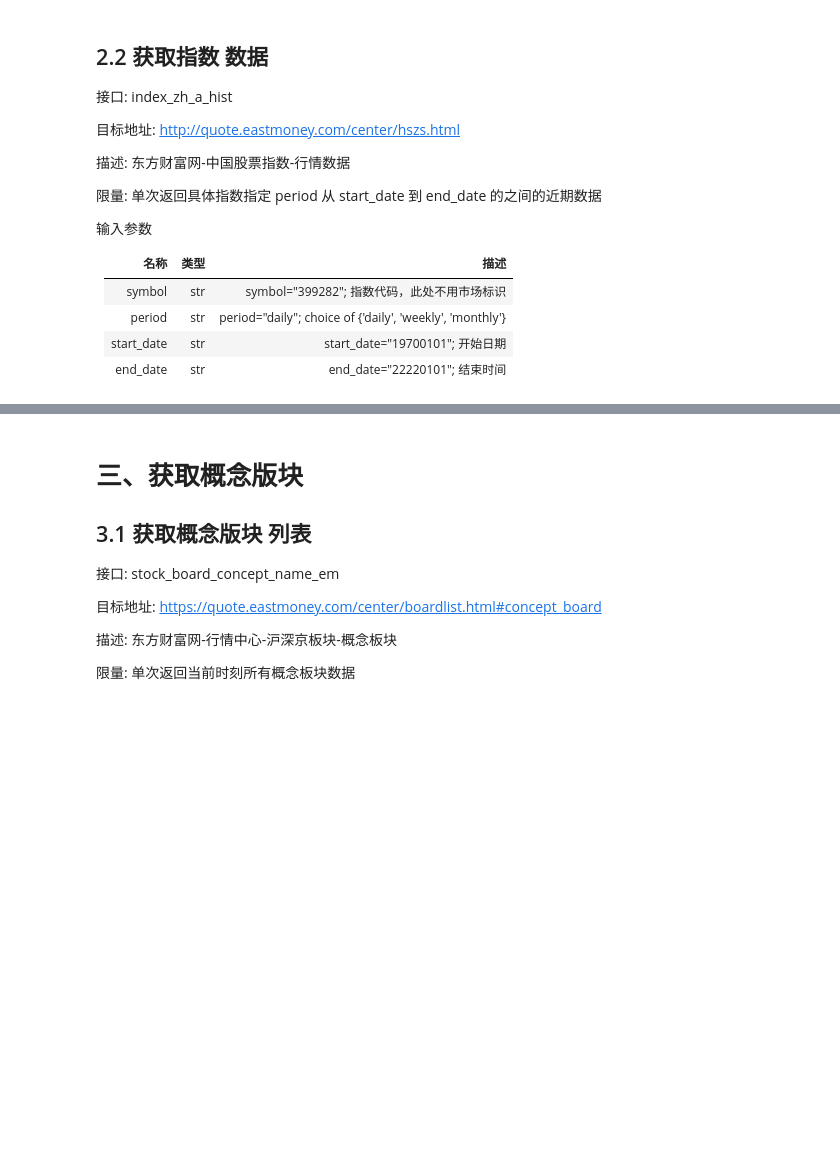
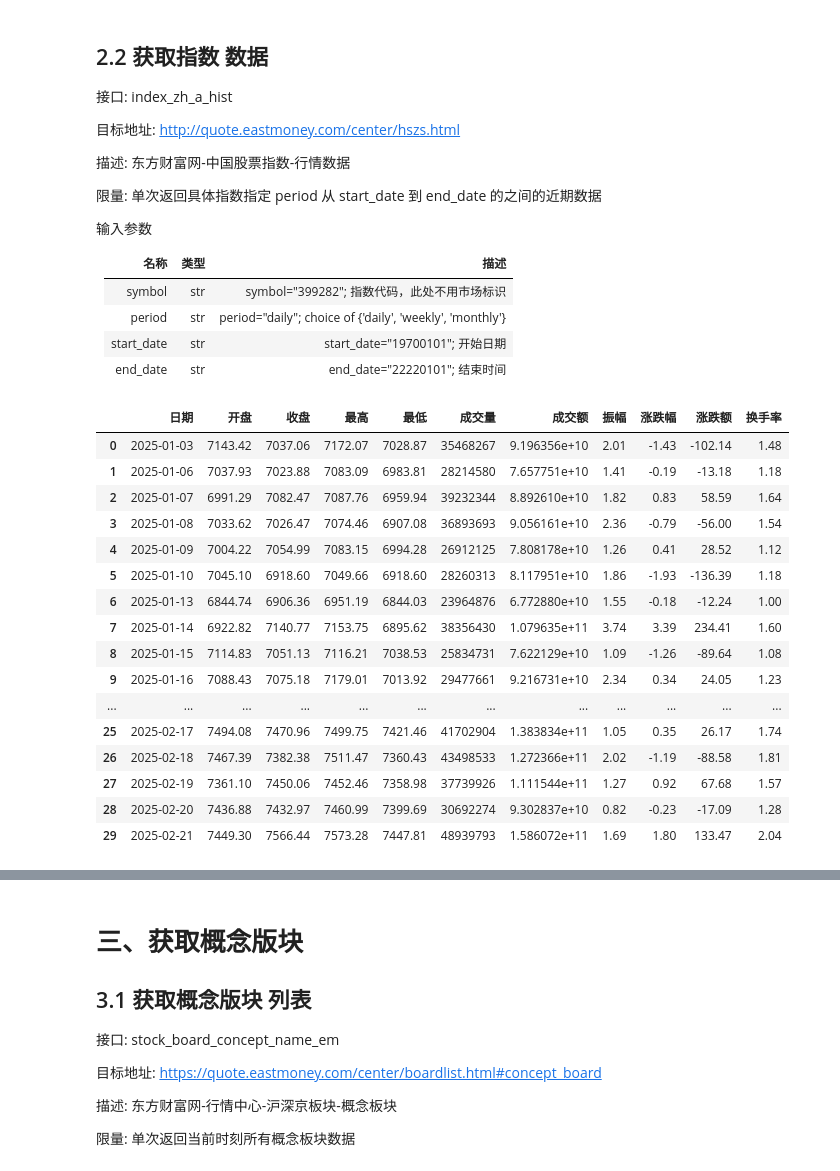
Before and after one commit to hovi-hyw/stock-downloader, a Jupyter notebook: display.ipynb, the cells around one changed output, grey strips where cells are left out. Cells and saved outputs as stored; diff of their text form; code cells hidden in the pictures; blank space fills up the shorter version.

```diff
--- a/display.ipynb
+++ b/display.ipynb
@@ -94,7 +110,25 @@ print(df.dtypes)
 # %%
 import akshare as ak
 from django.contrib.admin import display
-index_zh_a_hist_df = ak.index_zh_a_hist(symbol="899050", period="daily", start_date="20250103", end_date="20900101")
+index_zh_a_hist_df = ak.index_zh_a_hist(symbol="399850", period="daily", start_date="20250103", end_date="20900101")
 display(index_zh_a_hist_df)
+# %% [output]
+|  | 日期 | 开盘 | 收盘 | 最高 | 最低 | 成交量 | 成交额 | 振幅 | 涨跌幅 | 涨跌额 | 换手率 |
+| 0 | 2025-01-03 | 7143.42 | 7037.06 | 7172.07 | 7028.87 | 35468267 | 9.196356e+10 | 2.01 | -1.43 | -102.14 | 1.48 |
+| 1 | 2025-01-06 | 7037.93 | 7023.88 | 7083.09 | 6983.81 | 28214580 | 7.657751e+10 | 1.41 | -0.19 | -13.18 | 1.18 |
+| 2 | 2025-01-07 | 6991.29 | 7082.47 | 7087.76 | 6959.94 | 39232344 | 8.892610e+10 | 1.82 | 0.83 | 58.59 | 1.64 |
+| 3 | 2025-01-08 | 7033.62 | 7026.47 | 7074.46 | 6907.08 | 36893693 | 9.056161e+10 | 2.36 | -0.79 | -56.00 | 1.54 |
+| 4 | 2025-01-09 | 7004.22 | 7054.99 | 7083.15 | 6994.28 | 26912125 | 7.808178e+10 | 1.26 | 0.41 | 28.52 | 1.12 |
+| 5 | 2025-01-10 | 7045.10 | 6918.60 | 7049.66 | 6918.60 | 28260313 | 8.117951e+10 | 1.86 | -1.93 | -136.39 | 1.18 |
+| 6 | 2025-01-13 | 6844.74 | 6906.36 | 6951.19 | 6844.03 | 23964876 | 6.772880e+10 | 1.55 | -0.18 | -12.24 | 1.00 |
+| 7 | 2025-01-14 | 6922.82 | 7140.77 | 7153.75 | 6895.62 | 38356430 | 1.079635e+11 | 3.74 | 3.39 | 234.41 | 1.60 |
+| 8 | 2025-01-15 | 7114.83 | 7051.13 | 7116.21 | 7038.53 | 25834731 | 7.622129e+10 | 1.09 | -1.26 | -89.64 | 1.08 |
+| 9 | 2025-01-16 | 7088.43 | 7075.18 | 7179.01 | 7013.92 | 29477661 | 9.216731e+10 | 2.34 | 0.34 | 24.05 | 1.23 |
+| ... | ... | ... | ... | ... | ... | ... | ... | ... | ... | ... | ... |
+| 25 | 2025-02-17 | 7494.08 | 7470.96 | 7499.75 | 7421.46 | 41702904 | 1.383834e+11 | 1.05 | 0.35 | 26.17 | 1.74 |
+| 26 | 2025-02-18 | 7467.39 | 7382.38 | 7511.47 | 7360.43 | 43498533 | 1.272366e+11 | 2.02 | -1.19 | -88.58 | 1.81 |
+| 27 | 2025-02-19 | 7361.10 | 7450.06 | 7452.46 | 7358.98 | 37739926 | 1.111544e+11 | 1.27 | 0.92 | 67.68 | 1.57 |
+| 28 | 2025-02-20 | 7436.88 | 7432.97 | 7460.99 | 7399.69 | 30692274 | 9.302837e+10 | 0.82 | -0.23 | -17.09 | 1.28 |
+| 29 | 2025-02-21 | 7449.30 | 7566.44 | 7573.28 | 7447.81 | 48939793 | 1.586072e+11 | 1.69 | 1.80 | 133.47 | 2.04 |
 # %%
 print(index_zh_a_hist_df.dtypes)
```
Also changed, not shown: parts of 7 cells of this notebook, 5 other files.
